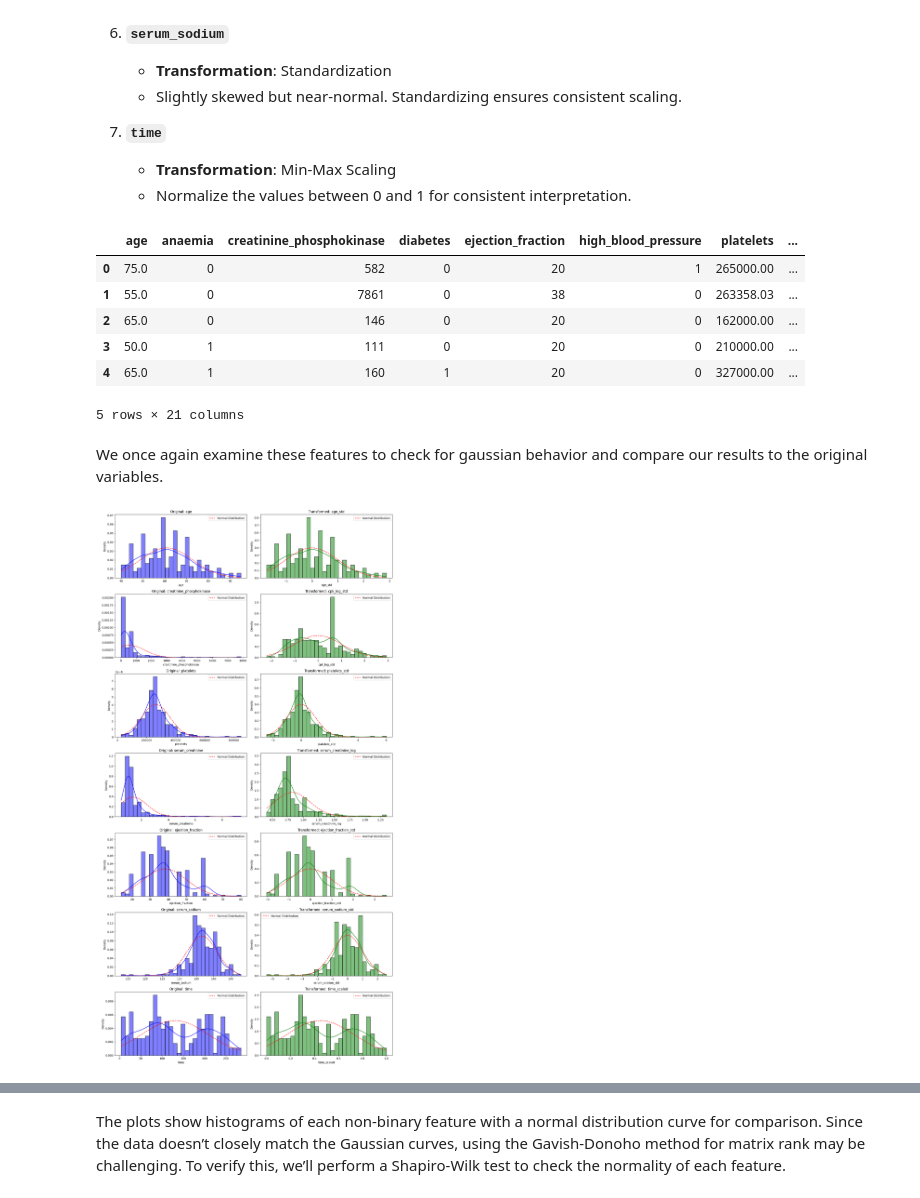
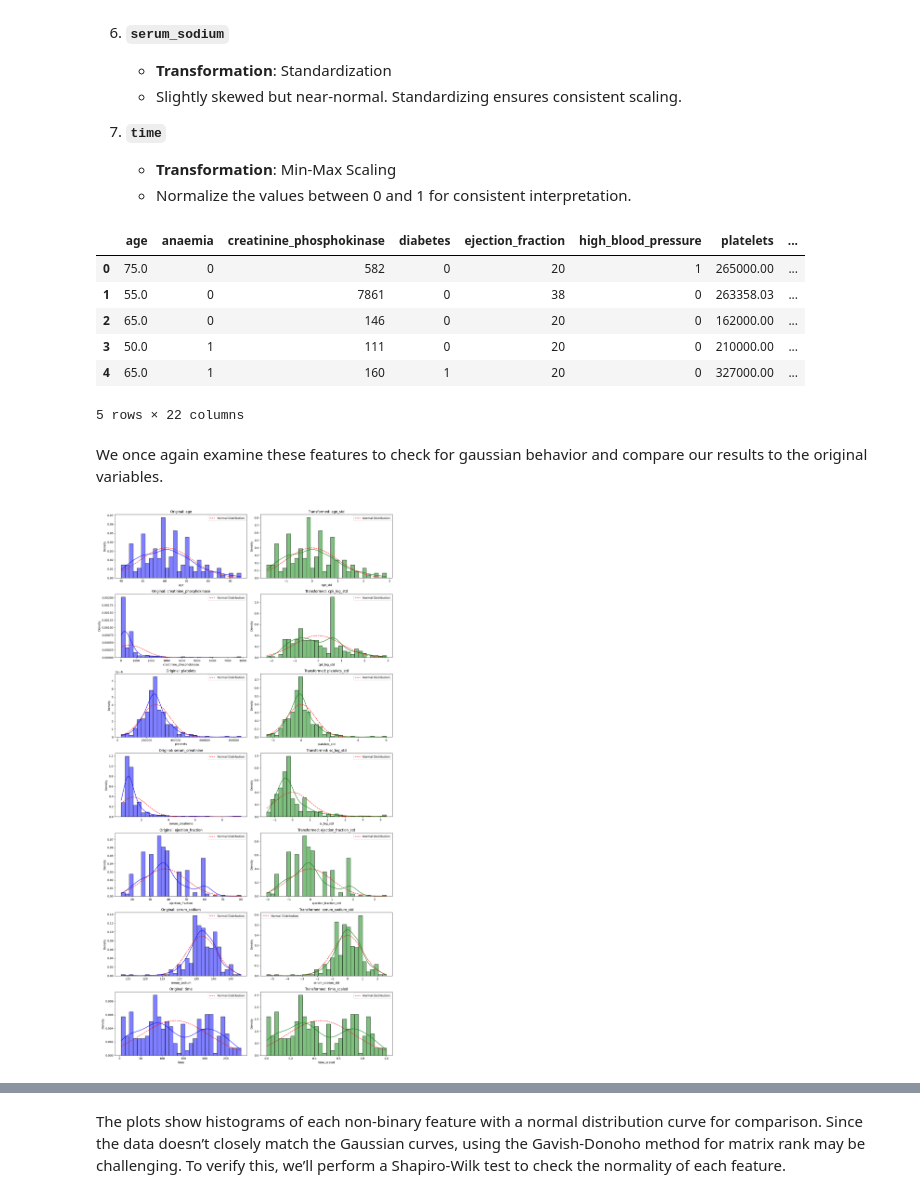
Before and after one commit to JasmolSD/Portfolio_Projects, a Jupyter notebook: Clustering to Predict Patient Survival/clustering.ipynb, the cells around one changed output, grey strips where cells are left out. Saved outputs shown, nothing was run; the diff lists cells and outputs as text; code cells hidden in the pictures.

```diff
--- a/Clustering to Predict Patient Survival/clustering.ipynb
+++ b/Clustering to Predict Patient Survival/clustering.ipynb
@@ -328,12 +333,14 @@ df[['ejection_fraction_std'
     ,'age_std'
     ,'platelets_std'
     ,'cpk_log_std'    # we standardize cpk to adjust its scale to other values
+    ,'sc_log_std'
     ]] = scaler.fit_transform(
     df[['ejection_fraction'
     , 'serum_sodium'
     , 'age'
     , 'platelets'
     , 'cpk_log'
+    , 'serum_creatinine_log'
     ]]
 )
 
@@ -351,7 +358,7 @@ df.head()
 | 2 | 65.0 | 0 | 146 | 0 | 20 | 0 | 162000.00 | ... |
 | 3 | 50.0 | 1 | 111 | 0 | 20 | 0 | 210000.00 | ... |
 | 4 | 65.0 | 1 | 160 | 1 | 20 | 0 | 327000.00 | ... |
-5 rows × 21 columns
+5 rows × 22 columns
 # %% [markdown]
 We once again examine these features to check for gaussian behavior and compare our results to the original variables.
 # %%
@@ -360,36 +367,36 @@ features = [
     ('age', 'age_std'),
     ('creatinine_phosphokinase', 'cpk_log_std'),
     ('platelets', 'platelets_std'),
-    ('serum_creatinine', 'serum_creatinine_log'),
+    ('serum_creatinine', 'sc_log_std'),
     ('ejection_fraction', 'ejection_fraction_std'),
     ('serum_sodium', 'serum_sodium_std'),
     ('time', 'time_scaled')
 ]
 
 # Plot original vs. transformed features
 plt.figure(figsize=(15, len(features) * 4))
 for i, (original, transformed) in enumerate(features, 1):
     # Original feature
     plt.subplot(len(features), 2, 2 * i - 1)
     sns.histplot(df[original], kde=True, stat="density", color="blue", bins=30)
     x = np.linspace(df[original].min(), df[original].max(), 100)
     plt.plot(x, norm.pdf(x, df[original].mean(), df[original].std()), color='red', linestyle='--', label='Normal Distribution')
     plt.title(f"Original: {original}")
     plt.legend()
 
     # Transformed feature
     plt.subplot(len(features), 2, 2 * i)
     sns.histplot(df[transformed], kde=True, stat="density", color="green", bins=30)
     x = np.linspace(df[transformed].min(), df[transformed].max(), 100)
     plt.plot(x, norm.pdf(x, df[transformed].mean(), df[transformed].std()), color='red', linestyle='--', label='Normal Distribution')
     plt.title(f"Transformed: {transformed}")
     plt.legend()
 
 # Adjust layout
 plt.tight_layout()
 plt.show()
 # %% [output]
-[figure, old version]
+[figure, new version]
 # %%
 # dataframe of all features and target
 complete_df = df.select_dtypes(include=['float64', 'int64']).drop(
```
Also changed, not shown: parts of 54 cells of this notebook.
